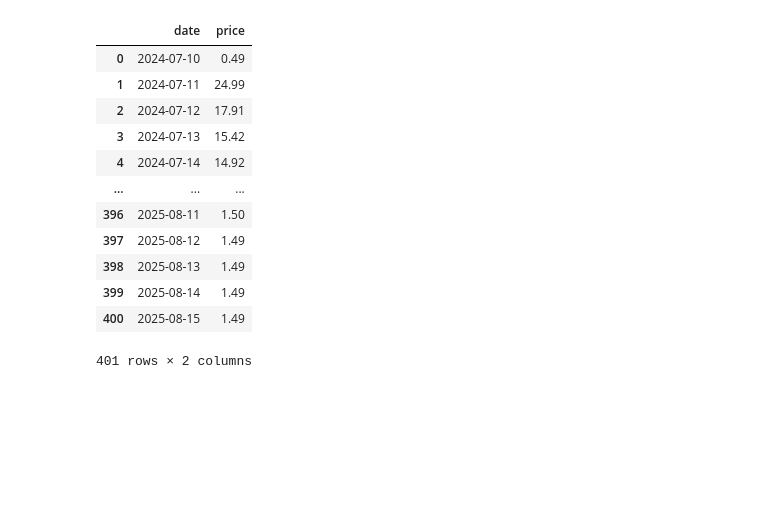
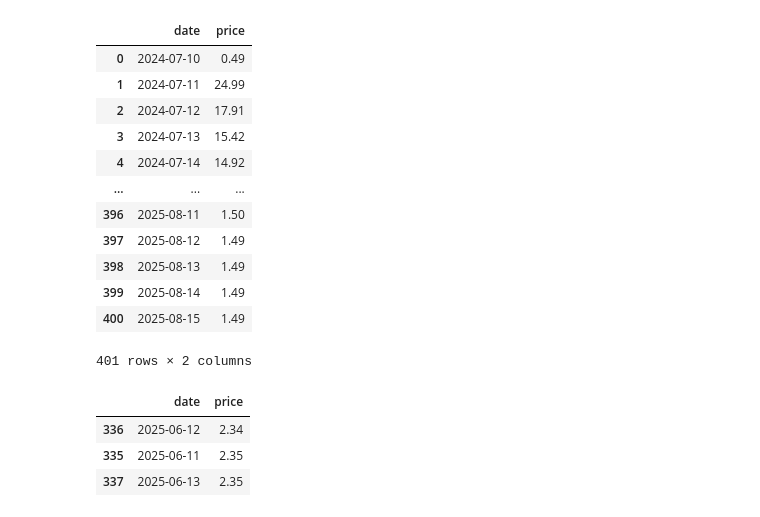
Before and after one commit to william-wilhoite/mtg-tournament-expenses, a Jupyter notebook: main.ipynb, the cells around one changed output. Cells and saved outputs as stored; diff of their text form; code cells hidden in the pictures; blank space fills up the shorter version.

```diff
--- a/main.ipynb
+++ b/main.ipynb
@@ -127,3 +132,25 @@ manifold_mouse
 | 399 | 2025-08-14 | 1.49 |
 | 400 | 2025-08-15 | 1.49 |
 401 rows × 2 columns
+# %%
+end_date = pd.to_datetime('2025-06-15', format='%Y-%m-%d')
+start_date = pd.to_datetime('2025-06-09', format='%Y-%m-%d')
+
+manifold_mouse['date'] = pd.to_datetime(manifold_mouse['date'])
+
+temp = manifold_mouse.loc[
+  manifold_mouse['date'].between(start_date, end_date, inclusive = 'both')
+]
+
+temp.nsmallest(3, 'price')
+
+#for index, row in manifold_mouse.iterrows():
+#  if start_date <= row['date'] and row['date'] <= end_date:
+#    if minimum > row['price']:
+#      minimum = row['price']
+#    print(row['price'])
+# %% [output]
+|  | date | price |
+| 336 | 2025-06-12 | 2.34 |
+| 335 | 2025-06-11 | 2.35 |
+| 337 | 2025-06-13 | 2.35 |
```
Also changed, not shown: parts of 7 cells of this notebook.
